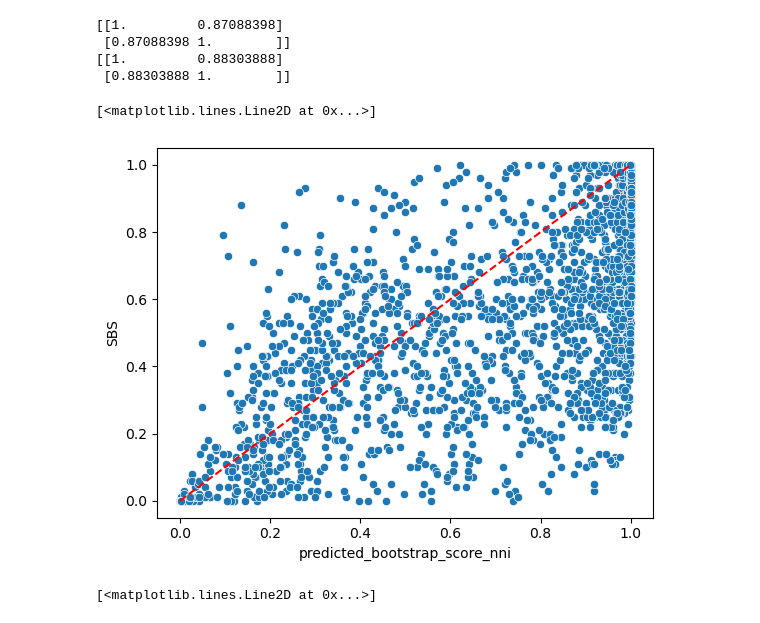
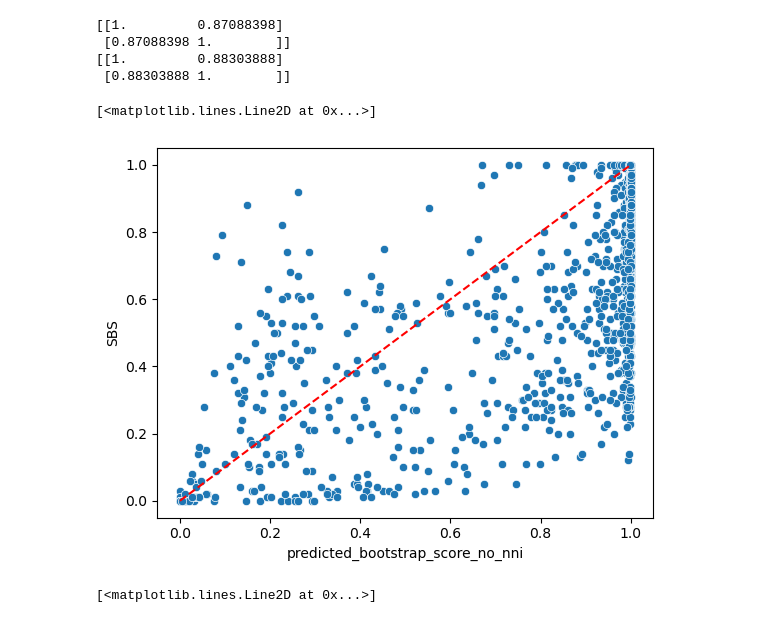
Before and after one commit to noaeker/bootstrap_repo, a Jupyter notebook: python notebooks/real_data_analysis.ipynb, the cells around one changed output. Drawn from its saved outputs; the diff is of its cells as text; code cells hidden in the pictures.

```diff
--- a/python notebooks/real_data_analysis.ipynb
+++ b/python notebooks/real_data_analysis.ipynb
@@ -71,12 +76,13 @@ print(np.corrcoef(iqtree_real_data['aBayes_iqtree'],iqtree_real_data['predicted_
 [[1.         0.88303888]
  [0.88303888 1.        ]]
 # %%
-raxml_real_data['SBS'] = raxml_real_data['bootstrap_support']/100
-sns.scatterplot(x='predicted_bootstrap_score_nni', y='SBS', data = raxml_real_data)
+raxml_real_data_small = raxml_real_data.loc[raxml_real_data.feature_msa_n_loci<10000].loc[raxml_real_data.feature_msa_n_seq<200]
+raxml_real_data_small['SBS'] = raxml_real_data_small['bootstrap_support']/100
+sns.scatterplot(x='predicted_bootstrap_score_no_nni', y='SBS', data = raxml_real_data_small)
 plt.plot([0, 1], [0, 1], color='red', linestyle='--', label='y = x')
 # %% [output]
 [<matplotlib.lines.Line2D at 0x...>]
-[figure, old version]
+[figure, new version]
 # %%
 #raxml_real_data['TBE'] = raxml_real_data['tbe_raxml']/100
 
```
Also changed, not shown: parts of 1 cell of this notebook, 4 other files.
